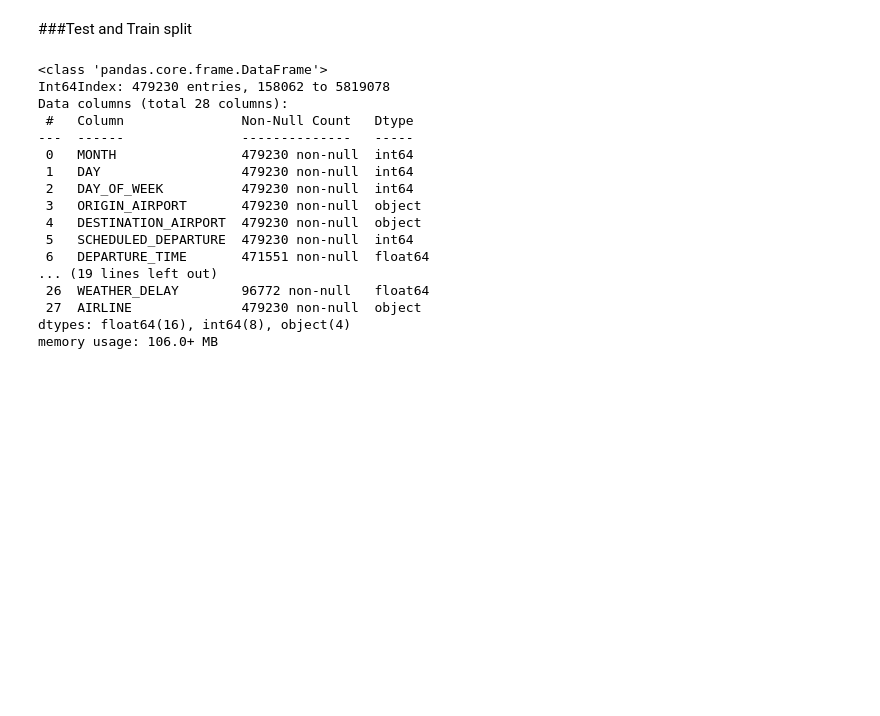
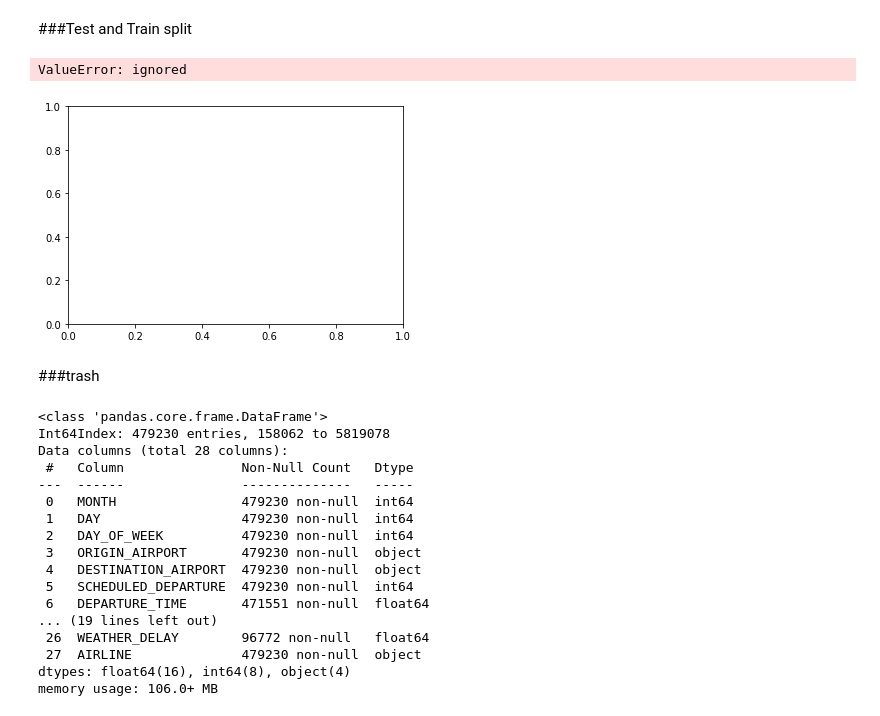
Before and after one commit to Salanakya/Flight-Cancellations, a Jupyter notebook: flightdelays.ipynb, the cells around one changed output. Cells and saved outputs as stored; diff of their text form; code cells hidden in the pictures; blank space fills up the shorter version.

```diff
--- a/flightdelays.ipynb
+++ b/flightdelays.ipynb
@@ -459,3 +461,14 @@ kfold = StratifiedKFold(n_splits=10)
+# %%
+plt.scatter(X_train, y_train, label='Training data', color='r', alpha=.7)
+plt.scatter(X_test, y_test, label='Test data', color='g', alpha=.7)
+plt.legend()
+plt.title("Test Train split")
+plt.show()
+# %% [output]
+ValueError: ignored
+[figure, added]
+# %% [markdown]
+###trash
 # %%
 y = flights['CANCELLED']
 X = flights.drop('CANCELLED',axis=1)
```
Also changed, not shown: parts of 3 cells of this notebook.
